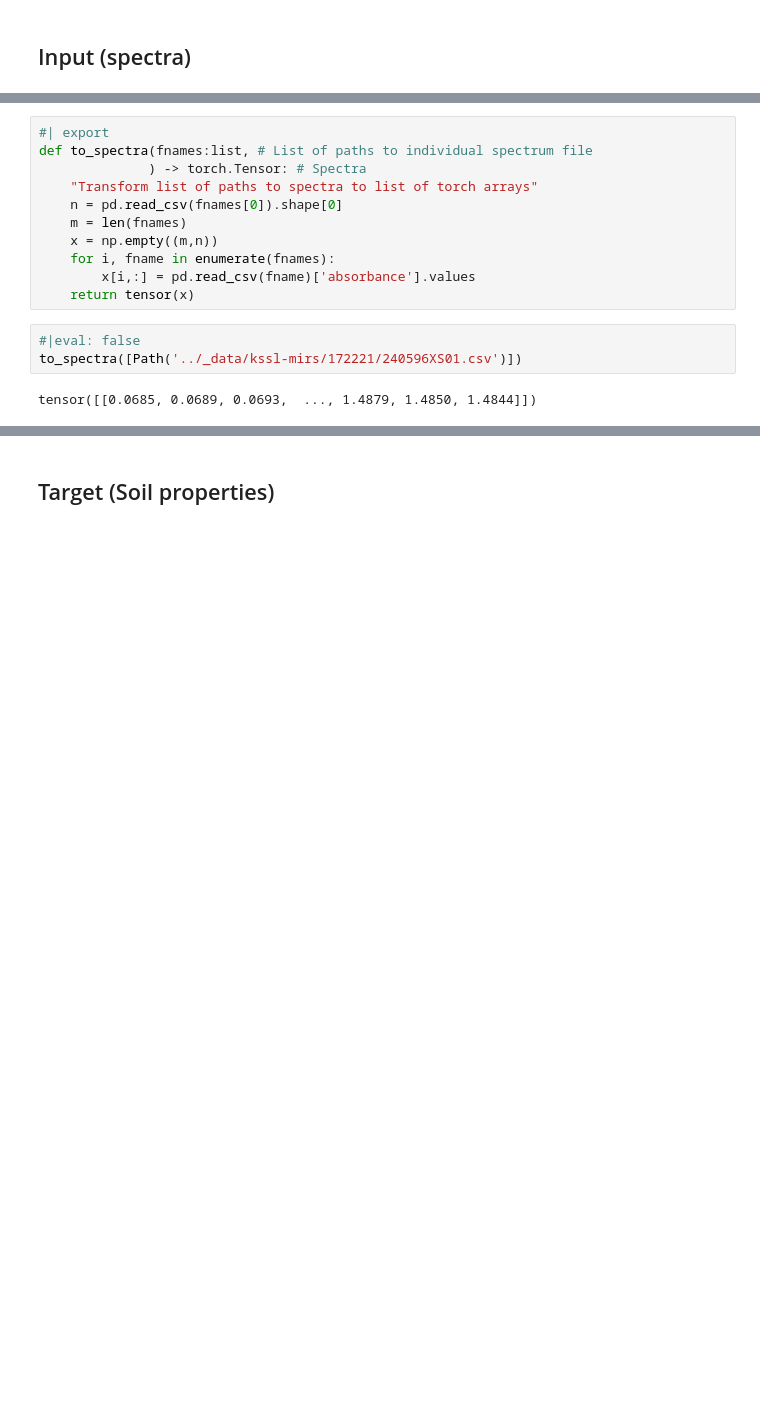
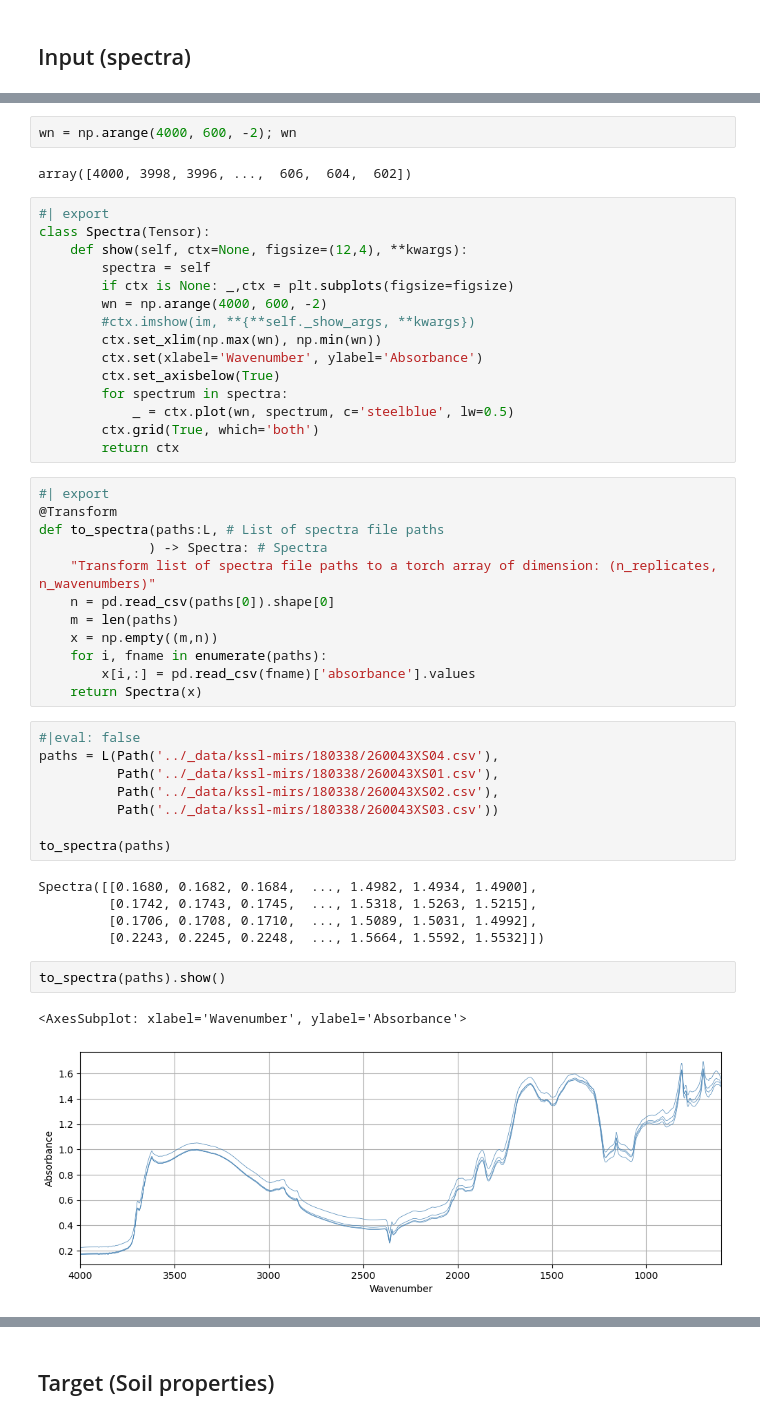
Before and after one commit to franckalbinet/spanda, a Jupyter notebook: nbs/03_data.transforms.kssl.ipynb, the cells around one changed output, grey strips where cells are left out. Drawn from its saved outputs; the diff is of its cells as text; blank space fills up the shorter version.

Commit message:
Fixed kssl transforms

```diff
--- a/nbs/03_data.transforms.kssl.ipynb
+++ b/nbs/03_data.transforms.kssl.ipynb
@@ -43,18 +36,51 @@ get_spectra_files(fnames[1])
+# %%
+wn = np.arange(4000, 600, -2); wn
+# %% [output]
+array([4000, 3998, 3996, ...,  606,  604,  602])
+# %%
+#| export
+class Spectra(Tensor):
+    def show(self, ctx=None, figsize=(12,4), **kwargs):
+        spectra = self
+        if ctx is None: _,ctx = plt.subplots(figsize=figsize)
+        wn = np.arange(4000, 600, -2)
+        #ctx.imshow(im, **{**self._show_args, **kwargs})
+        ctx.set_xlim(np.max(wn), np.min(wn))
+        ctx.set(xlabel='Wavenumber', ylabel='Absorbance')
+        ctx.set_axisbelow(True)
+        for spectrum in spectra:
+            _ = ctx.plot(wn, spectrum, c='steelblue', lw=0.5)
+        ctx.grid(True, which='both')
+        return ctx
 # %%
 #| export
-def to_spectra(fnames:list, # List of paths to individual spectrum file
-              ) -> torch.Tensor: # Spectra
-    "Transform list of paths to spectra to list of torch arrays"
-    n = pd.read_csv(fnames[0]).shape[0]
-    m = len(fnames)
+@Transform
+def to_spectra(paths:L, # List of spectra file paths
+              ) -> Spectra: # Spectra
+    "Transform list of spectra file paths to a torch array of dimension: (n_replicates, n_wavenumbers)"
+    n = pd.read_csv(paths[0]).shape[0]
+    m = len(paths)
     x = np.empty((m,n))
-    for i, fname in enumerate(fnames):
+    for i, fname in enumerate(paths):
         x[i,:] = pd.read_csv(fname)['absorbance'].values
-    return tensor(x)
+    return Spectra(x)
-# %%
-#|eval: false
-to_spectra([Path('../_data/kssl-mirs/172221/240596XS01.csv')])
-# %% [output]
-tensor([[0.0685, 0.0689, 0.0693,  ..., 1.4879, 1.4850, 1.4844]])
+# %%
+#|eval: false
+paths = L(Path('../_data/kssl-mirs/180338/260043XS04.csv'),
+          Path('../_data/kssl-mirs/180338/260043XS01.csv'),
+          Path('../_data/kssl-mirs/180338/260043XS02.csv'),
+          Path('../_data/kssl-mirs/180338/260043XS03.csv'))
+
+to_spectra(paths)
+# %% [output]
+Spectra([[0.1680, 0.1682, 0.1684,  ..., 1.4982, 1.4934, 1.4900],
+         [0.1742, 0.1743, 0.1745,  ..., 1.5318, 1.5263, 1.5215],
+         [0.1706, 0.1708, 0.1710,  ..., 1.5089, 1.5031, 1.4992],
+         [0.2243, 0.2245, 0.2248,  ..., 1.5664, 1.5592, 1.5532]])
+# %%
+to_spectra(paths).show()
+# %% [output]
+<AxesSubplot: xlabel='Wavenumber', ylabel='Absorbance'>
+[figure, added]
 # %%
 #| export
```
Also changed, not shown: parts of 19 cells of this notebook, 4 other files.
